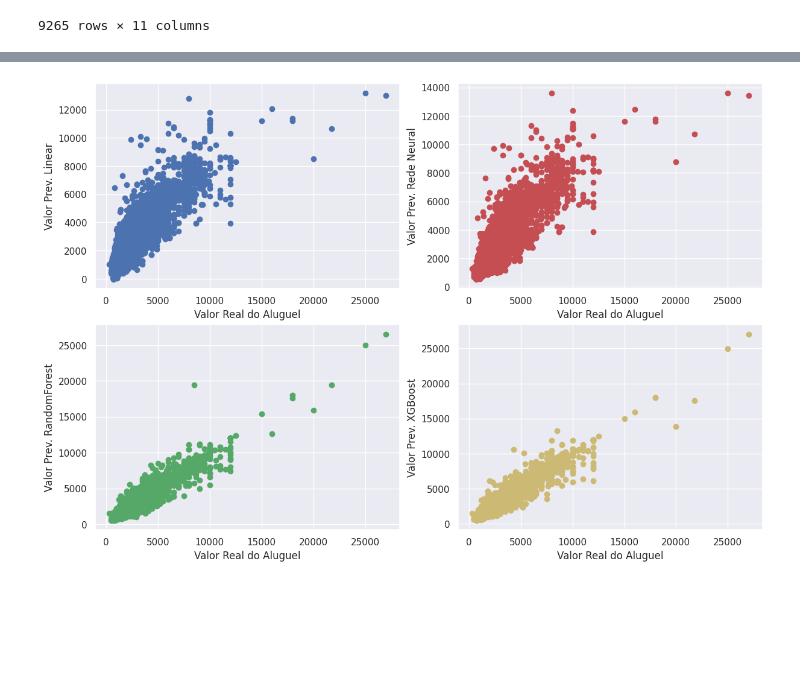
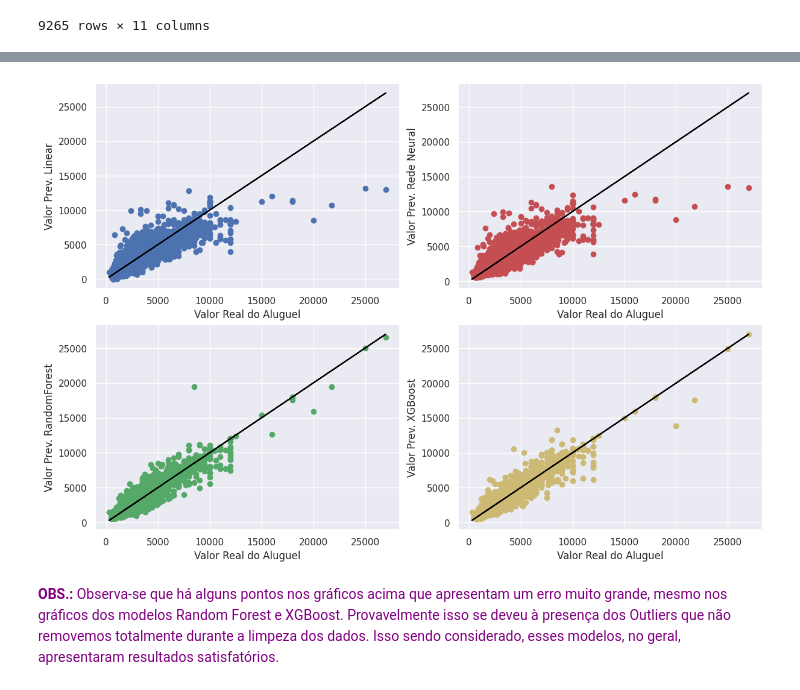
Before and after one commit to fabiollg/PI-4_Predicao_Valores_Imoveis_SJC, a Jupyter notebook: PI_4_Predicao_Valores_Imoveis_SJC.ipynb, the cells around one changed output, grey strips where cells are left out. Cells and saved outputs as stored; diff of their text form; code cells hidden in the pictures; blank space fills up the shorter version.

```diff
--- a/PI_4_Predicao_Valores_Imoveis_SJC.ipynb
+++ b/PI_4_Predicao_Valores_Imoveis_SJC.ipynb
@@ -1029,28 +1031,33 @@ test_pred.describe(percentiles=[0.05,0.10,0.25,0.50,0.75,0.90,0.95])
 # %%
 fig = plt.figure(figsize=(12, 8), layout="constrained")
 spec = fig.add_gridspec(ncols=2, nrows=2)
-fig.suptitle = ('Valor Previsto nos Modelos x Valor Real')
 
 ax1 = fig.add_subplot(spec[0,0])
 ax1.scatter(test_pred['aluguel_real'], test_pred['aluguel_prev_linear'], label= 'Prev. Linear', c='b')
+ax1.plot(test_pred['aluguel_real'], test_pred['aluguel_real'], c='black')
 ax1.set_xlabel('Valor Real do Aluguel')
 ax1.set_ylabel('Valor Prev. Linear')
 
 ax2 = fig.add_subplot(spec[0,1])
-ax2.scatter(test_pred['aluguel_real'], test_pred['aluguel_prev_rede'], label= 'Prev. Rede Neural', c= 'r')
+ax2.scatter(test_pred['aluguel_real'], test_pred['aluguel_prev_rede'], c= 'r')
+ax2.plot(test_pred['aluguel_real'], test_pred['aluguel_real'], c='black')
 ax2.set_xlabel('Valor Real do Aluguel')
 ax2.set_ylabel('Valor Prev. Rede Neural')
 
 ax3 = fig.add_subplot(spec[1,0])
 ax3.scatter(test_pred['aluguel_real'], test_pred['aluguel_prev_rf'], label= 'Prev. RandomForest', c='g')
+ax3.plot(test_pred['aluguel_real'], test_pred['aluguel_real'], c='black')
 ax3.set_xlabel('Valor Real do Aluguel')
 ax3.set_ylabel('Valor Prev. RandomForest')
 
 ax4 = fig.add_subplot(spec[1,1])
 ax4.scatter(test_pred['aluguel_real'], test_pred['aluguel_prev_xgb'], label= 'Prev. XGBoost', c= 'y')
+ax4.plot(test_pred['aluguel_real'], test_pred['aluguel_real'], c='black')
 ax4.set_xlabel('Valor Real do Aluguel')
 ax4.set_ylabel('Valor Prev. XGBoost')
 
 plt.show()
 # %% [output]
-[figure, old version]
+[figure, new version]
+# %% [markdown]
+<font color="#800080"><b>OBS.:</b> Observa-se que há alguns pontos nos gráficos acima que apresentam um erro muito grande, mesmo nos gráficos dos modelos Random Forest e XGBoost. Provavelmente isso se deveu à presença dos Outliers que não removemos totalmente durante a limpeza dos dados. Isso sendo considerado, esses modelos, no geral, apresentaram resultados satisfatórios.
```
Also changed, not shown: parts of 4 cells of this notebook.
